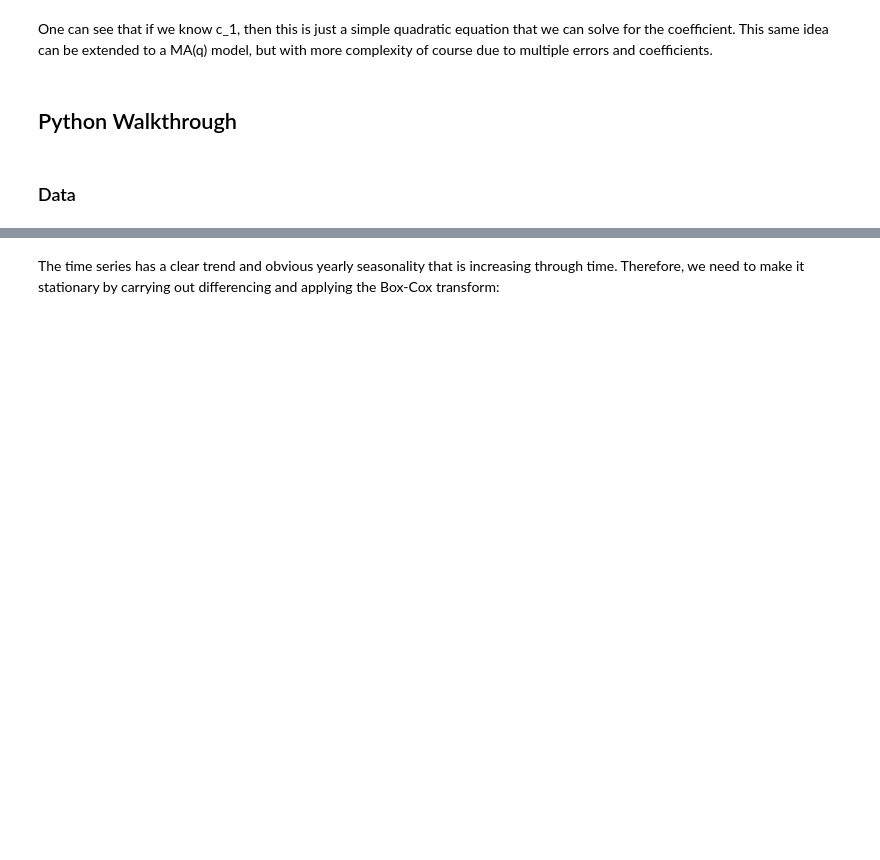
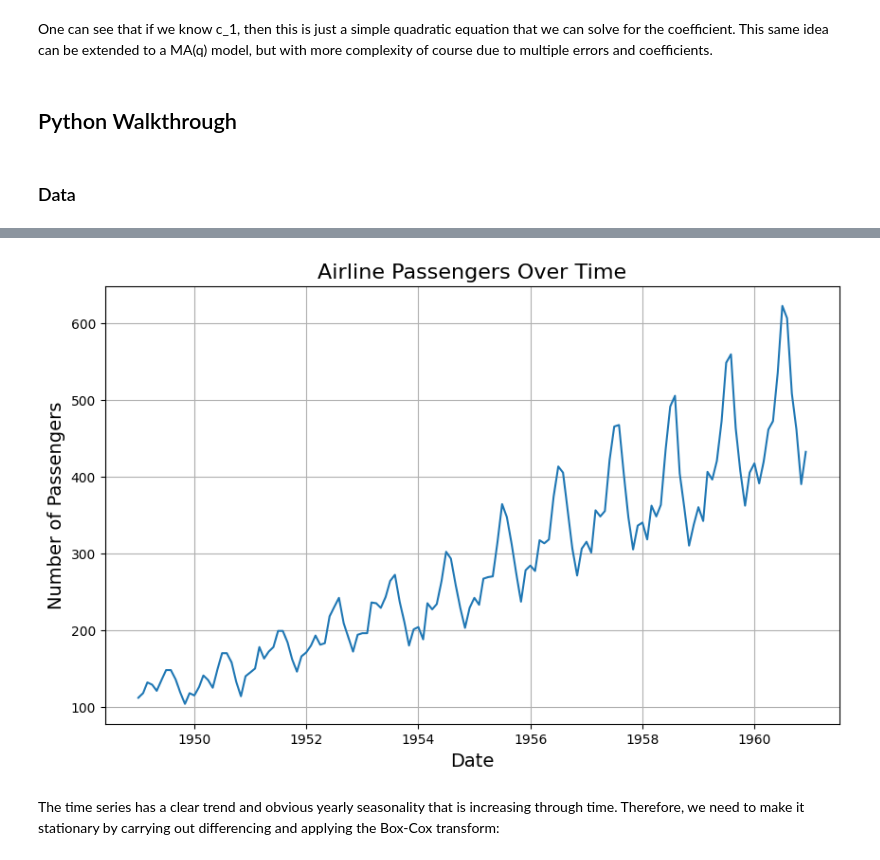
Before and after one commit to amirashrafizham/time-series-models, a Jupyter notebook: statisticalmodel/16. Moving Average Models.ipynb, the cells around one changed output, grey strips where cells are left out. Cells and saved outputs as stored; diff of their text form; code cells hidden in the pictures; blank space fills up the shorter version.

```diff
--- a/statisticalmodel/16. Moving Average Models.ipynb
+++ b/statisticalmodel/16. Moving Average Models.ipynb
@@ -52,21 +52,25 @@ One can see that if we know c_1, then this is just a simple quadratic equation t
 # Import packages
 import plotly.express as px
 import pandas as pd
+import kagglehub
+import matplotlib.pyplot as plt
 
 # Read in the data
-data = pd.read_csv('AirPassengers.csv')
+path = kagglehub.dataset_download("ashfakyeafi/air-passenger-data-for-time-series-analysis")
+data = pd.read_csv(path + "/AirPassengers.csv")
 data['Month'] = pd.to_datetime(data['Month'])
 
 
 def plot_passenger_volumes(df: pd.DataFrame,
                            y: str) -> None:
     """General function to plot the passenger data."""
-
-    fig = px.line(df, x='Month', y=y, labels={'Month': 'Date'})
-    fig.update_layout(template="simple_white", font=dict(size=18), title_text='Airline Passengers',
-                      width=650, title_x=0.5, height=400)
-
-    return fig.show()
+    plt.figure(figsize=(10, 6))
+    plt.plot(df['Month'], df[y])
+    plt.title('Airline Passengers Over Time', fontsize=16)
+    plt.xlabel('Date', fontsize=14)
+    plt.ylabel('Number of Passengers', fontsize=14)
+    plt.grid(True)
+    plt.show()
 
 
 # Plot the airline passenger data
@@ -77,3 +79,4 @@ plot_passenger_volumes(df=data, y='#Passengers')
+[figure, added]
 # %% [markdown]
 The time series has a clear trend and obvious yearly seasonality that is increasing through time. Therefore, we need to make it stationary by carrying out differencing and applying the Box-Cox transform:
 # %%
```
Also changed, not shown: parts of 4 cells of this notebook, 2 other files.
